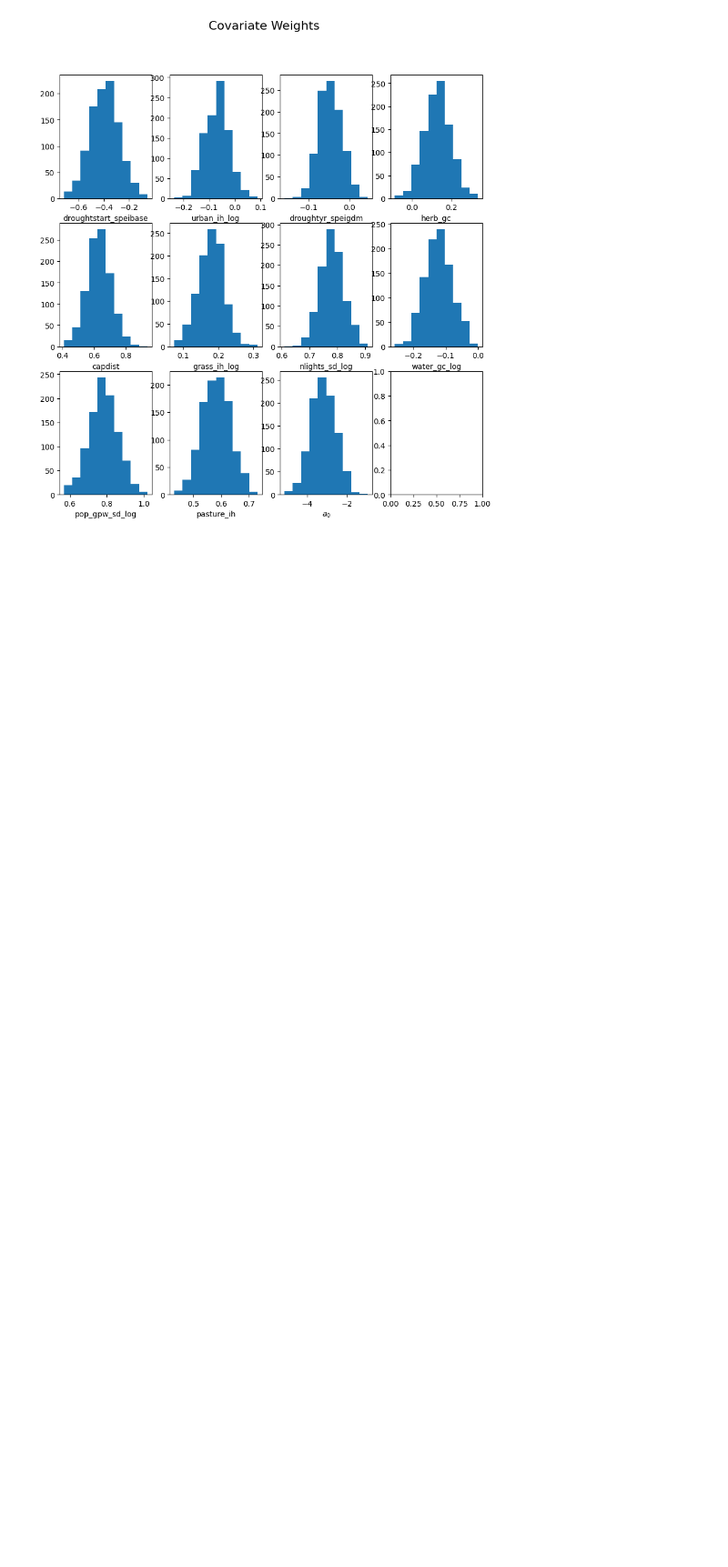
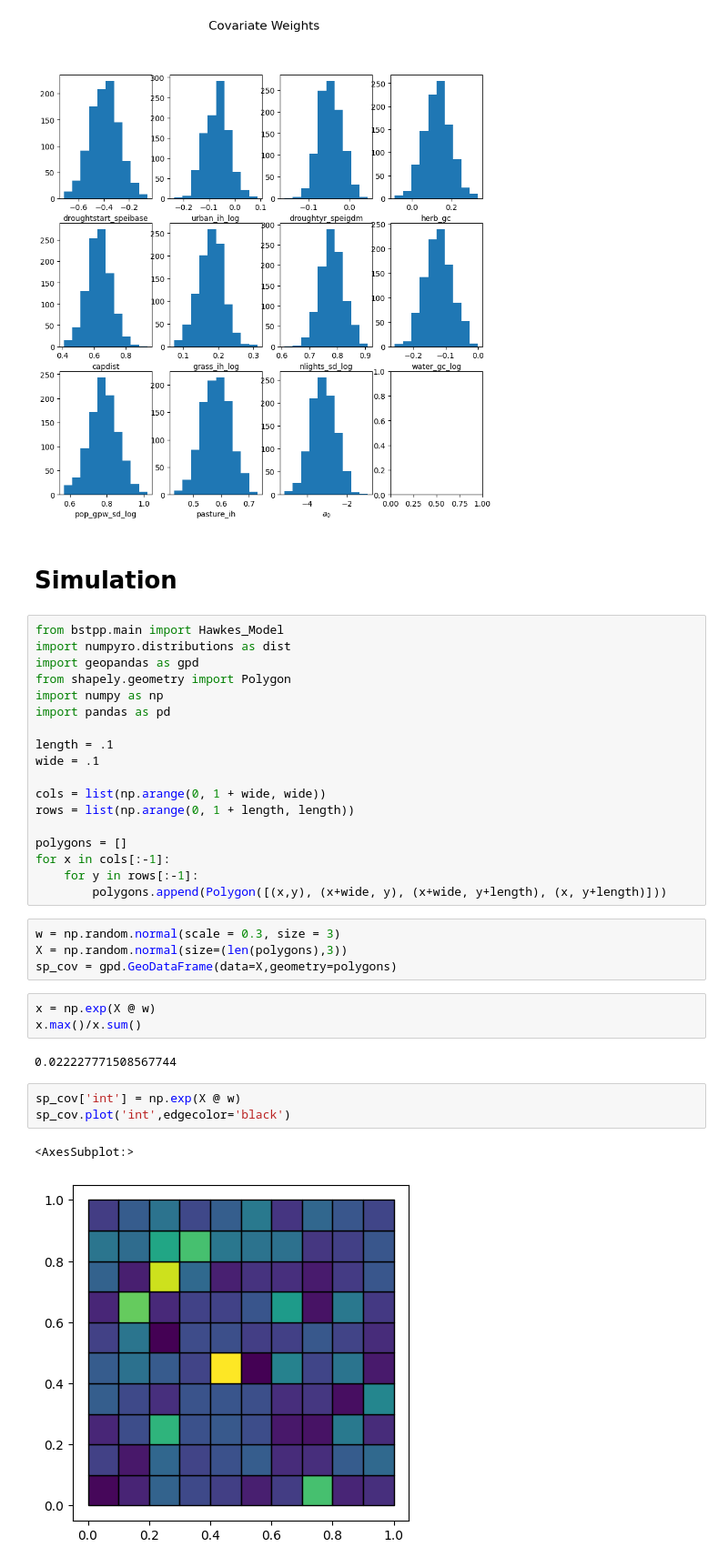
Before and after one commit to imanring/BSTPP, a Jupyter notebook: demo.ipynb, the cells around one changed output. Shown at 91% size. Saved outputs shown, nothing was run; the diff lists cells and outputs as text; blank space fills up the shorter version.

Commit message:
Added Simulation

```diff
--- a/demo.ipynb
+++ b/demo.ipynb
@@ -247,3 +265,38 @@ lgcp_bh_model.cov_weight_post_summary()
 | pasture_ih | 0.582839 | 0.050643 | 11.508811 | 0.000000e+00 | 0.487036 | 0.681689 |
 | a_0 | -3.179106 | 0.611577 | -5.198213 | 2.012132e-07 | -4.366732 | -2.014276 |
 [figure]
+# %% [markdown]
+# Simulation
+# %%
+from bstpp.main import Hawkes_Model
+import numpyro.distributions as dist
+import geopandas as gpd
+from shapely.geometry import Polygon
+import numpy as np
+import pandas as pd
+
+length = .1
+wide = .1
+
+cols = list(np.arange(0, 1 + wide, wide))
+rows = list(np.arange(0, 1 + length, length))
+
+polygons = []
+for x in cols[:-1]:
+    for y in rows[:-1]:
+        polygons.append(Polygon([(x,y), (x+wide, y), (x+wide, y+length), (x, y+length)]))
+# %%
+w = np.random.normal(scale = 0.3, size = 3)
+X = np.random.normal(size=(len(polygons),3))
+sp_cov = gpd.GeoDataFrame(data=X,geometry=polygons)
+# %%
+x = np.exp(X @ w)
+x.max()/x.sum()
+# %% [output]
+0.022227771508567744
+# %%
+sp_cov['int'] = np.exp(X @ w)
+sp_cov.plot('int',edgecolor='black')
+# %% [output]
+<AxesSubplot:>
+[figure, added]
```
Also changed, not shown: parts of 16 cells of this notebook, 2 other files.
